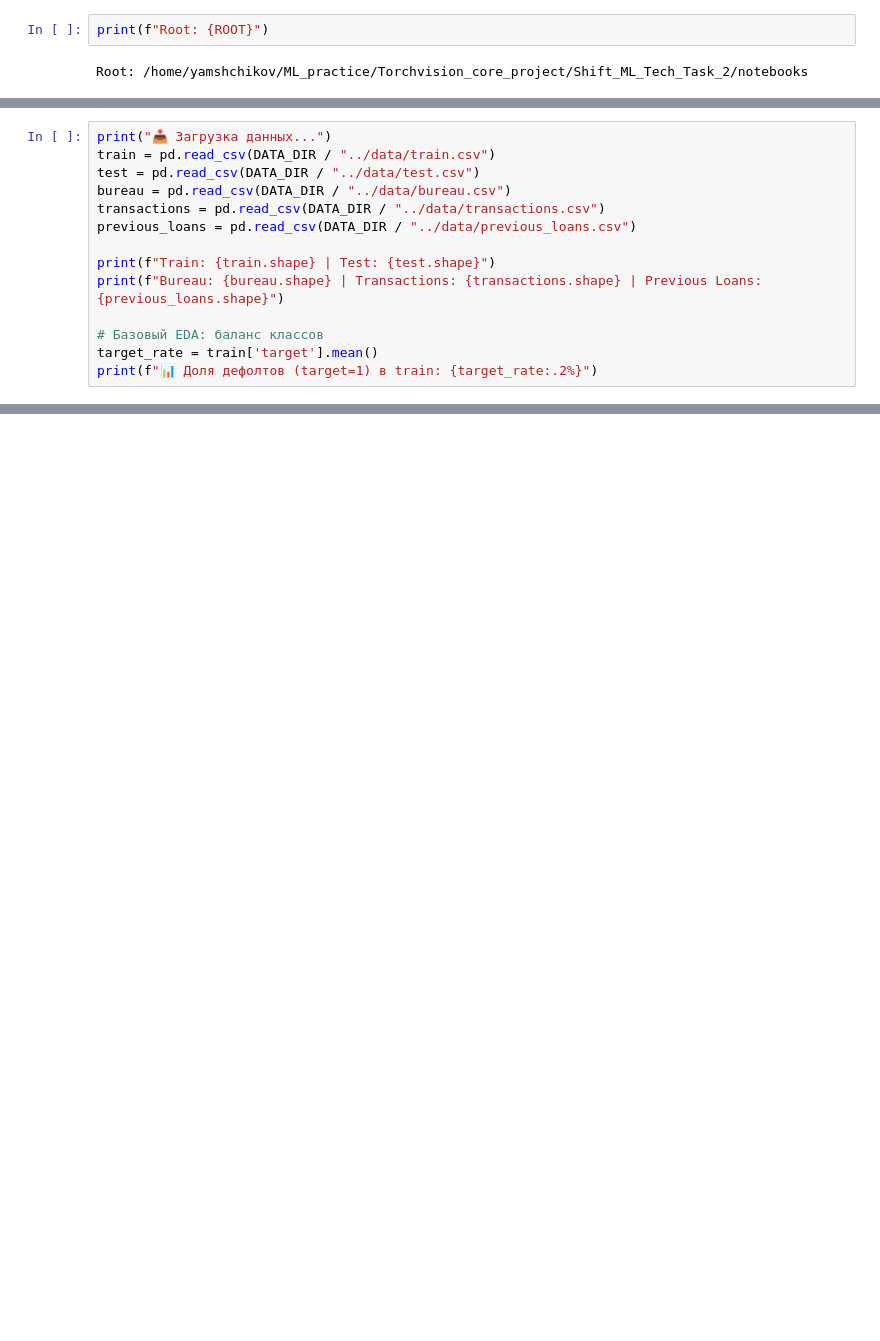
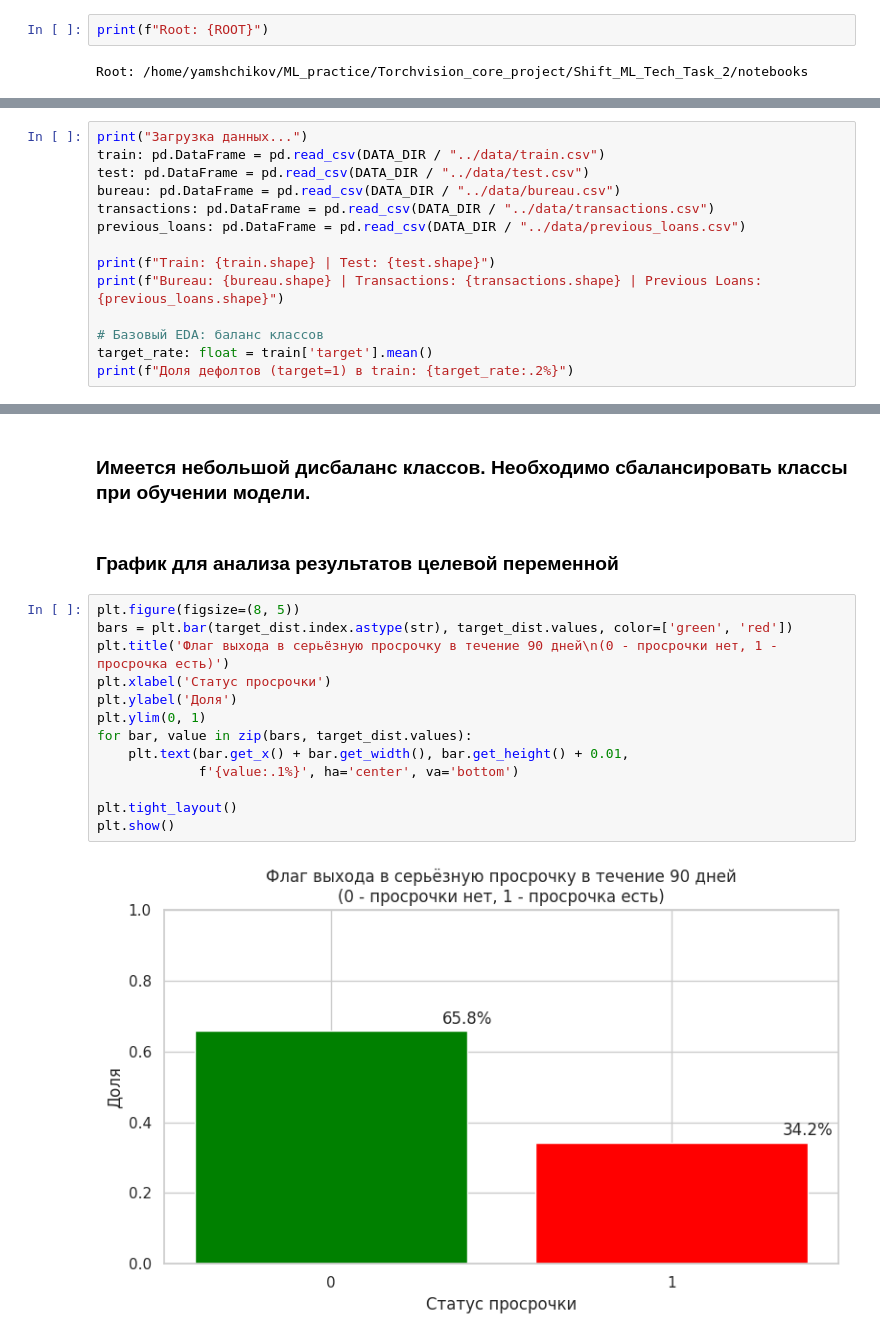
Before and after one commit to FAST-Technologies/Shift_ML_Tech_Task_2, a Jupyter notebook: notebooks/competition.ipynb, the cells around one changed output, grey strips where cells are left out. Drawn from its saved outputs; the diff is of its cells as text; blank space fills up the shorter version.

```diff
--- a/notebooks/competition.ipynb
+++ b/notebooks/competition.ipynb
@@ -40,15 +168,15 @@ Root: /home/yamshchikov/ML_practice/Torchvision_core_project/Shift_ML_Tech_Task_
 # %%
-print("📥 Загрузка данных...")
-train = pd.read_csv(DATA_DIR / "../data/train.csv")
-test = pd.read_csv(DATA_DIR / "../data/test.csv")
-bureau = pd.read_csv(DATA_DIR / "../data/bureau.csv")
-transactions = pd.read_csv(DATA_DIR / "../data/transactions.csv")
-previous_loans = pd.read_csv(DATA_DIR / "../data/previous_loans.csv")
+print("Загрузка данных...")
+train: pd.DataFrame = pd.read_csv(DATA_DIR / "../data/train.csv")
+test: pd.DataFrame = pd.read_csv(DATA_DIR / "../data/test.csv")
+bureau: pd.DataFrame = pd.read_csv(DATA_DIR / "../data/bureau.csv")
+transactions: pd.DataFrame = pd.read_csv(DATA_DIR / "../data/transactions.csv")
+previous_loans: pd.DataFrame = pd.read_csv(DATA_DIR / "../data/previous_loans.csv")
 
 print(f"Train: {train.shape} | Test: {test.shape}")
 print(f"Bureau: {bureau.shape} | Transactions: {transactions.shape} | Previous Loans: {previous_loans.shape}")
 
 # Базовый EDA: баланс классов
-target_rate = train['target'].mean()
-print(f"📊 Доля дефолтов (target=1) в train: {target_rate:.2%}")
+target_rate: float = train['target'].mean()
+print(f"Доля дефолтов (target=1) в train: {target_rate:.2%}")
 # %% [output]
@@ -58,0 +793,19 @@ Bureau: (24689, 8) | Transactions: (353300, 6) | Previous Loans: (12762, 7)
+# %% [markdown]
+### Имеется небольшой дисбаланс классов. Необходимо сбалансировать классы при обучении модели.
+# %% [markdown]
+### График для анализа результатов целевой переменной
+# %%
+plt.figure(figsize=(8, 5))
+bars = plt.bar(target_dist.index.astype(str), target_dist.values, color=['green', 'red'])
+plt.title('Флаг выхода в серьёзную просрочку в течение 90 дней\n(0 - просрочки нет, 1 - просрочка есть)')
+plt.xlabel('Статус просрочки')
+plt.ylabel('Доля')
+plt.ylim(0, 1)
+for bar, value in zip(bars, target_dist.values):
+    plt.text(bar.get_x() + bar.get_width(), bar.get_height() + 0.01,
+             f'{value:.1%}', ha='center', va='bottom')
+
+plt.tight_layout()
+plt.show()
+# %% [output]
+[figure, added]
```
Also changed, not shown: parts of 153 cells of this notebook, 13 other files.
